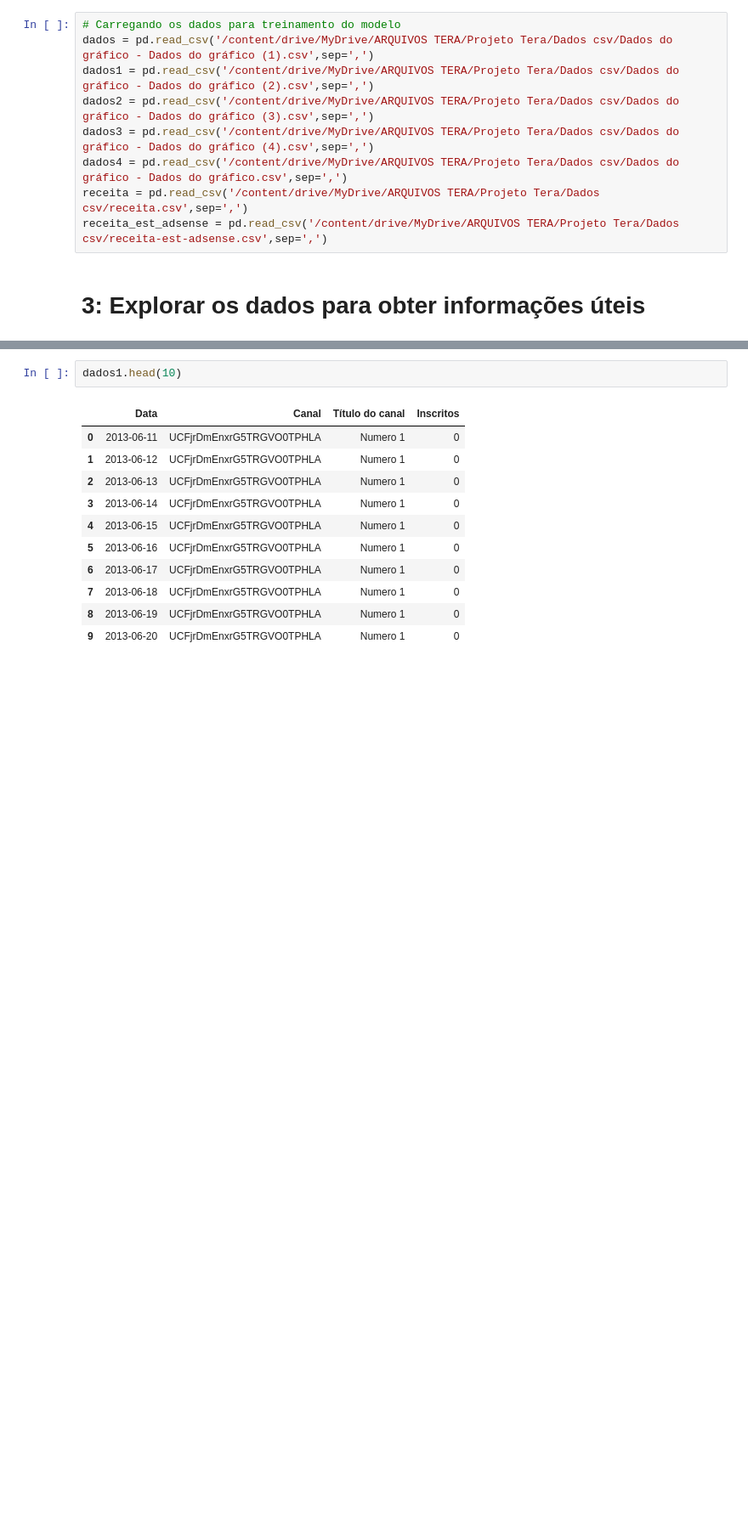
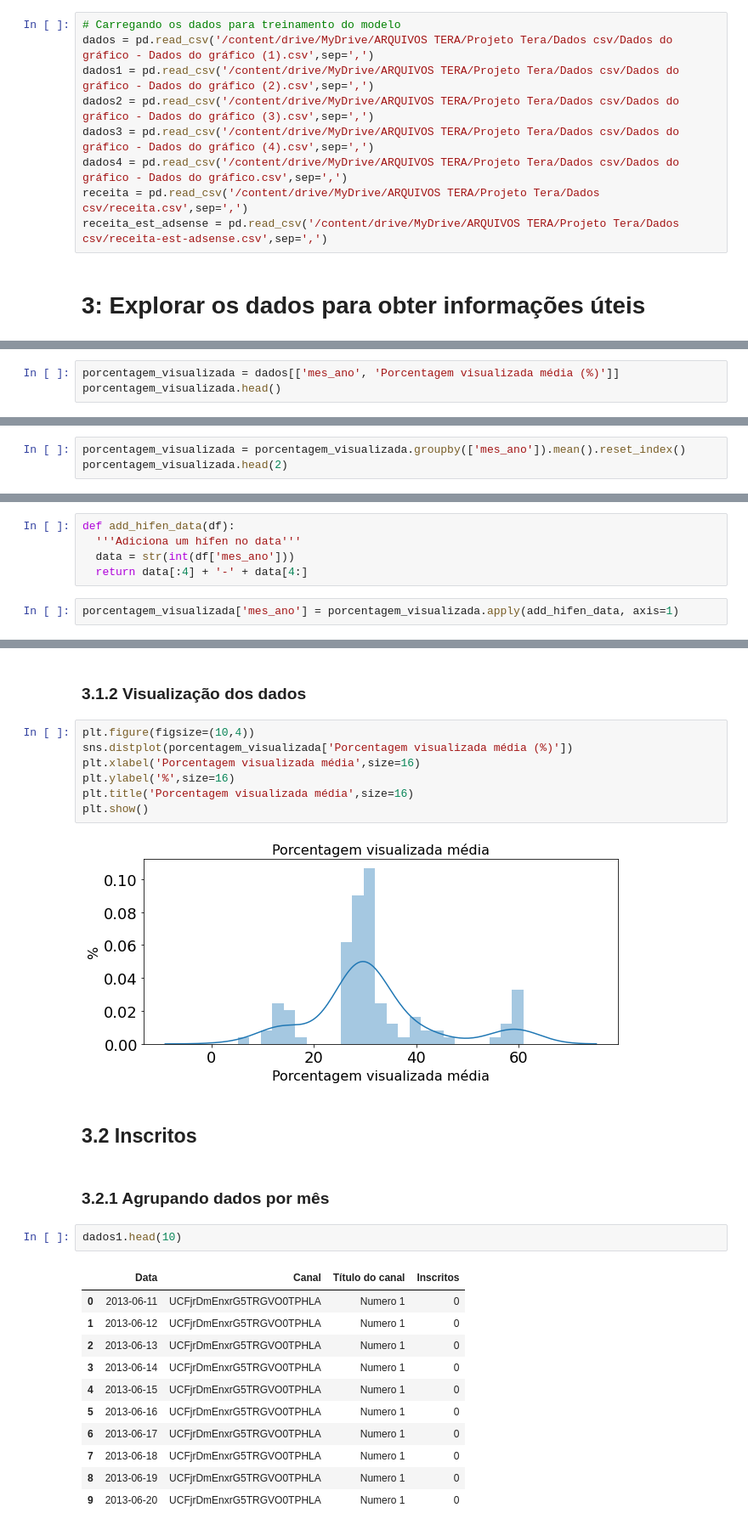
Before and after one commit to casjunior93/demoday-tera-previsao-de-retorno-de-adsense, a Jupyter notebook: Projeto_Tera.ipynb, the cells around one changed output, grey strips where cells are left out. Shown at 85% size. Drawn from its saved outputs; the diff is of its cells as text; blank space fills up the shorter version.

```diff
--- a/Projeto_Tera.ipynb
+++ b/Projeto_Tera.ipynb
@@ -91,0 +101,3 @@ dados.head(10)
+# %%
+porcentagem_visualizada = dados[['mes_ano', 'Porcentagem visualizada média (%)']]
+porcentagem_visualizada.head()
@@ -91,0 +111,3 @@ dados.head(10)
+# %%
+porcentagem_visualizada = porcentagem_visualizada.groupby(['mes_ano']).mean().reset_index()
+porcentagem_visualizada.head(2)
@@ -91,0 +118,7 @@ dados.head(10)
+# %%
+def add_hifen_data(df):
+  '''Adiciona um hífen no data'''
+  data = str(int(df['mes_ano']))
+  return data[:4] + '-' + data[4:]
+# %%
+porcentagem_visualizada['mes_ano'] = porcentagem_visualizada.apply(add_hifen_data, axis=1)
@@ -92,3 +139,18 @@ dados.head(10)
+# %% [markdown]
+### 3.1.2 Visualização dos dados
+# %%
+plt.figure(figsize=(10,4))
+sns.distplot(porcentagem_visualizada['Porcentagem visualizada média (%)'])
+plt.xlabel('Porcentagem visualizada média',size=16)
+plt.ylabel('%',size=16)
+plt.title('Porcentagem visualizada média',size=16)
+plt.show()
+# %% [output]
+[figure, added]
+# %% [markdown]
+## 3.2 Inscritos
+# %% [markdown]
+### 3.2.1 Agrupando dados por mês
 # %%
 dados1.head(10)
 # %% [output]
```
Also changed, not shown: parts of 89 cells of this notebook.
